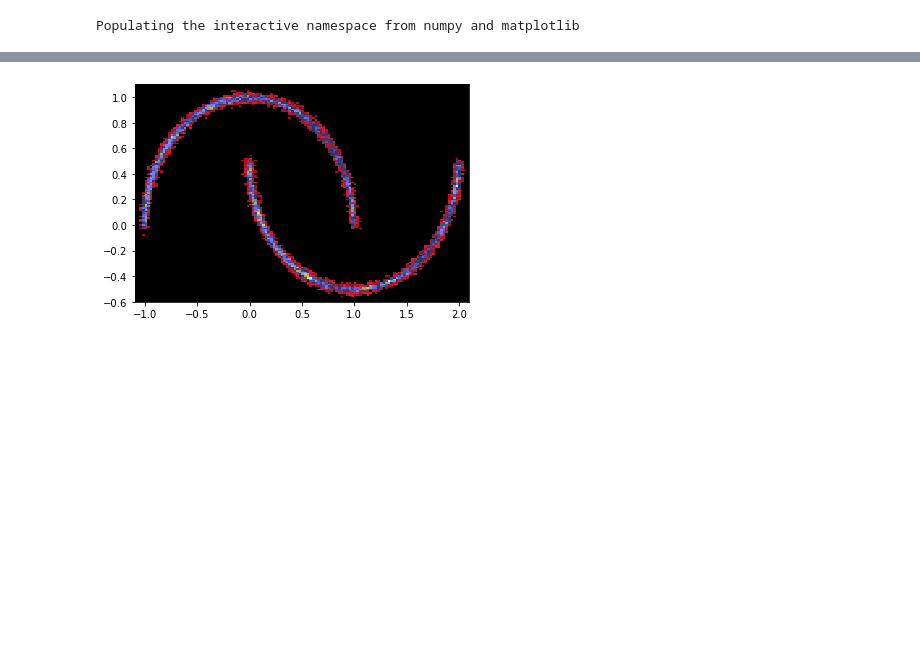
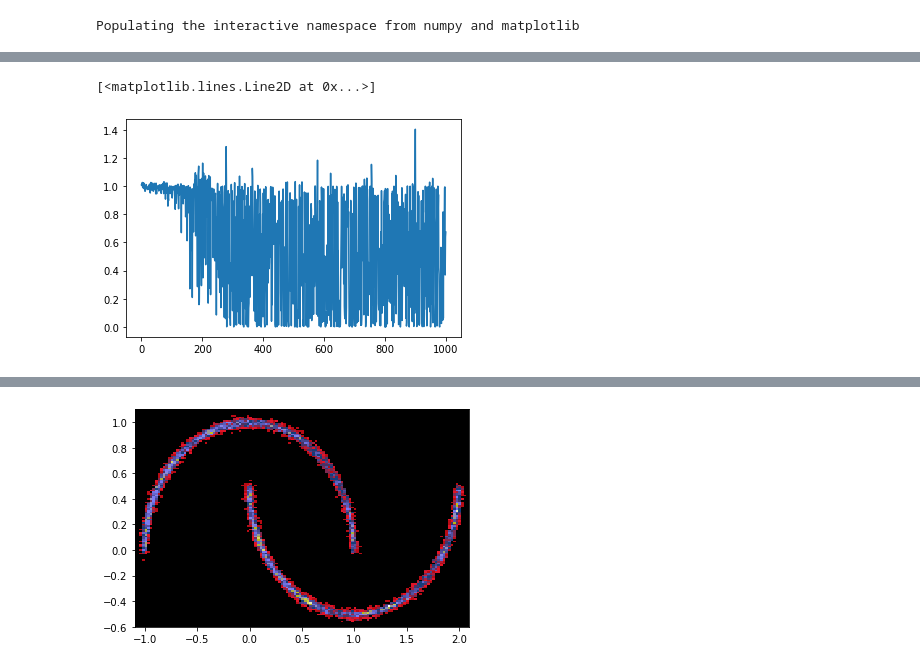
Before and after one commit to b-remy/score-estimation-comparison, a Jupyter notebook: notebooks/TemperedScoreMC.ipynb, the cells around one changed output, grey strips where cells are left out. Cells and saved outputs as stored; diff of their text form; code cells hidden in the pictures; blank space fills up the shorter version.

```diff
--- a/notebooks/TemperedScoreMC.ipynb
+++ b/notebooks/TemperedScoreMC.ipynb
@@ -70,0 +88,5 @@ samples, is_accepted = tfp.mcmc.sample_chain(
+# %%
+plot(np.exp(trace.tempering_log_accept_ratio[:,0]))
+# %% [output]
+[<matplotlib.lines.Line2D at 0x...>]
+[figure, added]
```
Also changed, not shown: parts of 27 cells of this notebook, 1 other file.
